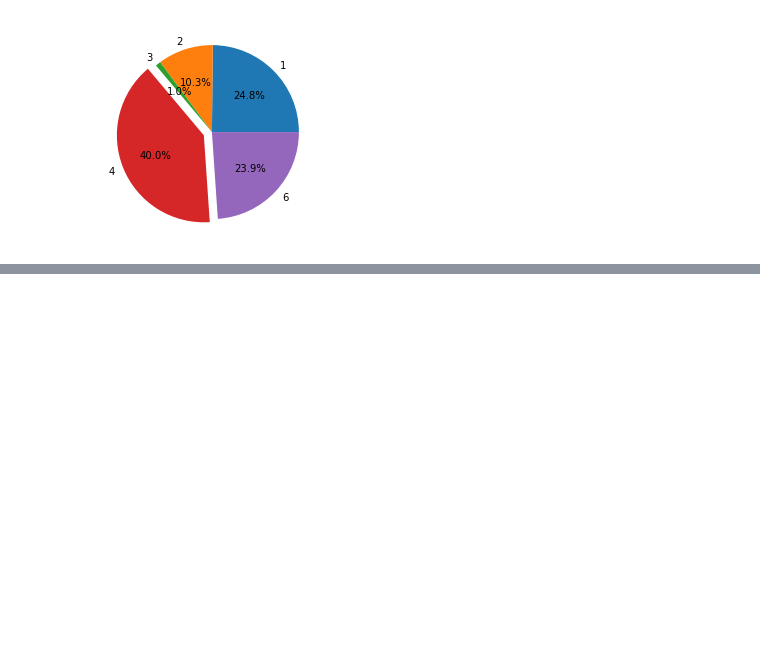
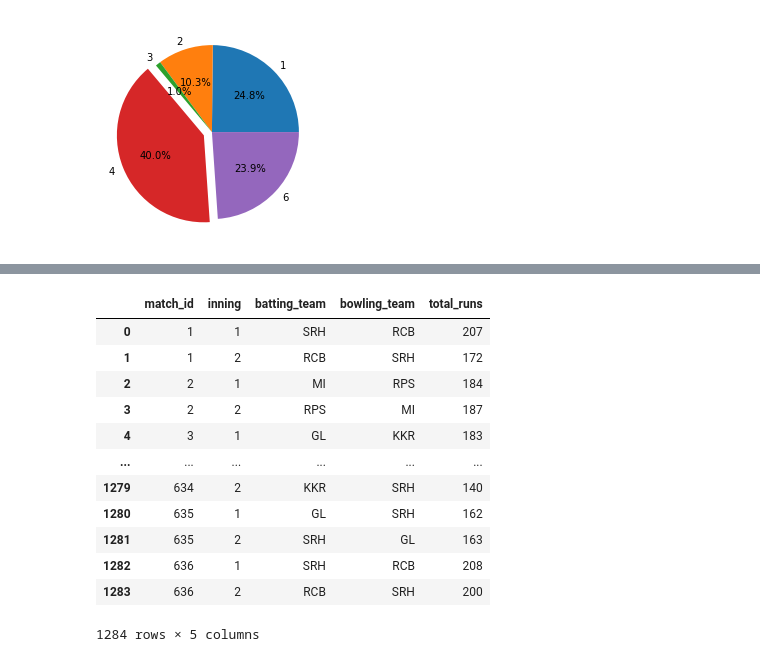
Before and after one commit to sheddyranking/IPL_Data_Analysis, a Jupyter notebook: deliveries_production.ipynb, the cells around one changed output, grey strips where cells are left out. Cells and saved outputs as stored; diff of their text form; code cells hidden in the pictures; blank space fills up the shorter version.

Commit message:
groupby

```diff
--- a/deliveries_production.ipynb
+++ b/deliveries_production.ipynb
@@ -209,0 +229,17 @@ sns.boxplot(x='batting_team',y='total_runs',data=inning2)
+# %%
+### reset_index
+df.groupby(['match_id', 'inning', 'batting_team','bowling_team'])['total_runs'].sum().reset_index()
+# %% [output]
+|  | match_id | inning | batting_team | bowling_team | total_runs |
+| 0 | 1 | 1 | SRH | RCB | 207 |
+| 1 | 1 | 2 | RCB | SRH | 172 |
+| 2 | 2 | 1 | MI | RPS | 184 |
+| 3 | 2 | 2 | RPS | MI | 187 |
+| 4 | 3 | 1 | GL | KKR | 183 |
+| ... | ... | ... | ... | ... | ... |
+| 1279 | 634 | 2 | KKR | SRH | 140 |
+| 1280 | 635 | 1 | GL | SRH | 162 |
+| 1281 | 635 | 2 | SRH | GL | 163 |
+| 1282 | 636 | 1 | SRH | RCB | 208 |
+| 1283 | 636 | 2 | RCB | SRH | 200 |
+1284 rows × 5 columns
```
Also changed, not shown: parts of 29 cells of this notebook.
